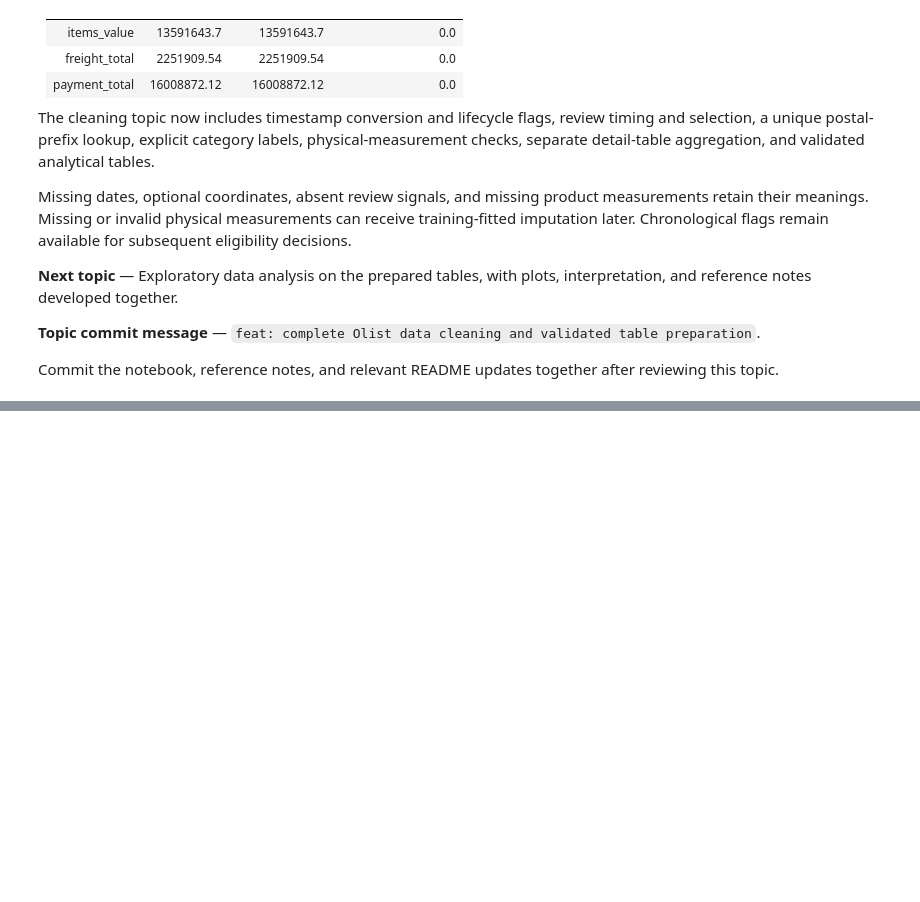
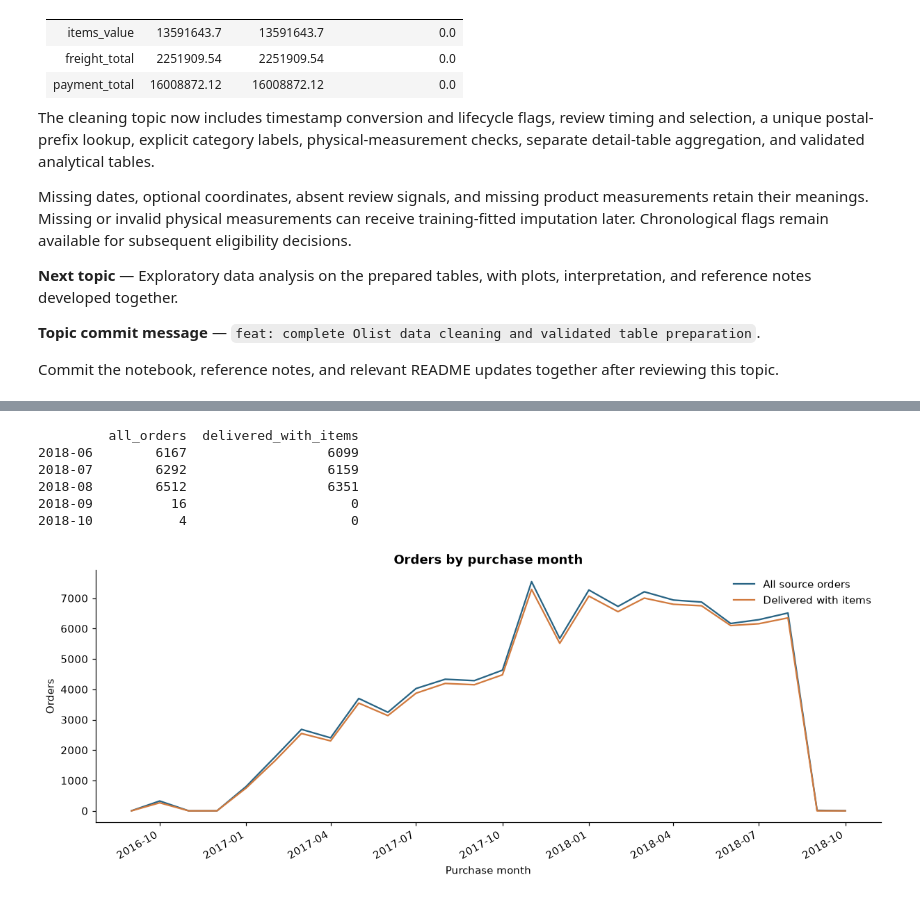
Before and after one commit to oyelurker/cse303-ml-AP24110010128-olist-recommender, a Jupyter notebook: olist_pipeline.ipynb, the cells around one changed output, grey strips where cells are left out. Cells and saved outputs as stored; diff of their text form; code cells hidden in the pictures; blank space fills up the shorter version.

```diff
--- a/olist_pipeline.ipynb
+++ b/olist_pipeline.ipynb
@@ -1074,0 +1147,28 @@ Commit the notebook, reference notes, and relevant README updates together after
+# %%
+monthly_all = order_facts.groupby(
+    order_facts["order_purchase_timestamp"].dt.to_period("M")
+).size()
+monthly_delivered = analysis_orders.groupby(
+    analysis_orders["order_purchase_timestamp"].dt.to_period("M")
+).size()
+month_index = pd.period_range(monthly_all.index.min(), monthly_all.index.max(), freq="M")
+monthly_activity = pd.DataFrame({
+    "all_orders": monthly_all.reindex(month_index, fill_value=0),
+    "delivered_with_items": monthly_delivered.reindex(month_index, fill_value=0),
+})
+fig, ax = plt.subplots(figsize=(11, 4.3), layout="constrained")
+ax.plot(month_index.to_timestamp(), monthly_activity["all_orders"], label="All source orders", color="#286484")
+ax.plot(month_index.to_timestamp(), monthly_activity["delivered_with_items"], label="Delivered with items", color="#d17a3e")
+ax.set(title="Orders by purchase month", xlabel="Purchase month", ylabel="Orders")
+ax.legend(frameon=False)
+fig.autofmt_xdate()
+plt.show()
+print(monthly_activity.tail(5).to_string())
+# %% [output]
+         all_orders  delivered_with_items
+2018-06        6167                  6099
+2018-07        6292                  6159
+2018-08        6512                  6351
+2018-09          16                     0
+2018-10           4                     0
+[figure, added]
```
Also changed, not shown: parts of 32 cells of this notebook, 4 other files.
